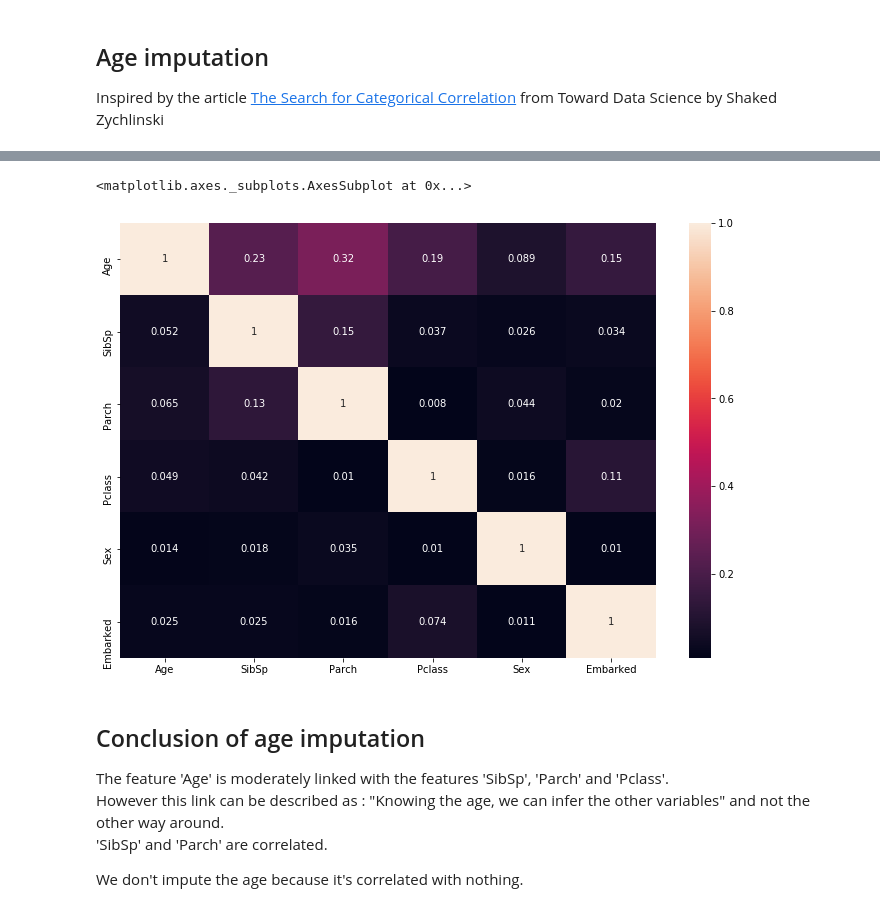
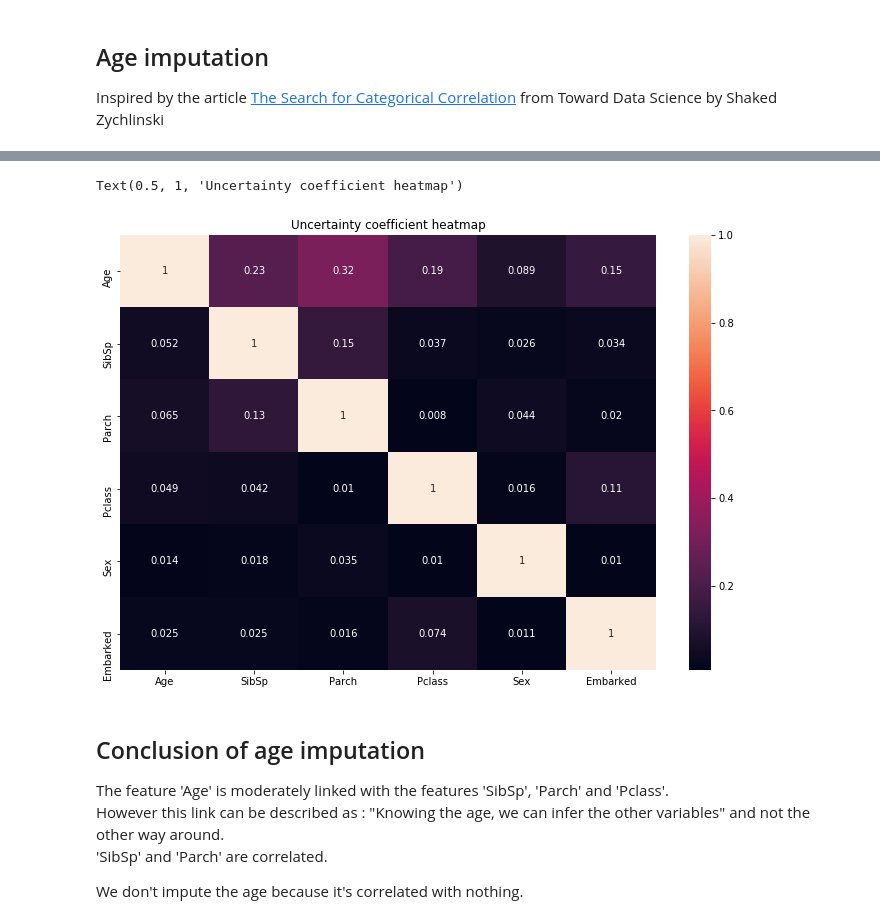
Before and after one commit to Tramalop/Titanic_Kaggle, a Jupyter notebook: Model.ipynb, the cells around one changed output, grey strips where cells are left out. Drawn from its saved outputs; the diff is of its cells as text; code cells hidden in the pictures.

```diff
--- a/Model.ipynb
+++ b/Model.ipynb
@@ -309,33 +299,33 @@ def theil_u(x, y):
 # %%
 # Since the col num have integers (except 'Fare'), I will try another 'trick' showed
 # in the article 'The Search for Categorical Correlation' from Toward Data Science by Shaked Zychlinski
 
 col_theil = ['Age','SibSp','Parch','Pclass','Sex','Embarked']
 whole_data_theil = pd.concat([train_data[col_theil],test_data[col_theil]],axis = 0)
 whole_data_theil = whole_data_theil.dropna()
 # whole_data_theil.Age = whole_data_theil.Age.apply(lambda a: round(a/10)*10) # categorizing the age values
 
 # Heatmap of Theil's U:
 df_theil = pd.DataFrame(0, index = col_theil, columns = col_theil)
 
 for r in range(len(col_theil)):
     for c in range(len(col_theil)):
         df_theil.iloc[r,c] = theil_u(whole_data_theil.iloc[:,c],whole_data_theil.iloc[:,r]) # knowing the row can make the gessing of the column easier ?
 
 plt.figure(figsize=(12,8))
-sns.heatmap(df_theil, annot =True)
+sns.heatmap(df_theil, annot =True).set_title("Uncertainty coefficient heatmap")
 
 # sns.boxplot(x='Pclass', y='Age', hue='Embarked', data = whole_data_cat, palette = 'Accent')
 
 # plt.figure(figsize=(12,8))
 # df_plot2 = pd.melt(whole_data_cat, id_vars=['Pclass'], value_vars=['Embarked'])
 # df_plot2.value = df_plot2.Pclass.map(str) + '_' + df_plot2.value.map(str)
 # print(df_plot2)
 # sns.countplot(df_plot2['value'])#nombre de personnes par Pclass en fonction*Embarqued
 # % see segment bar plot and mosaic plot
 # %% [output]
-<matplotlib.axes._subplots.AxesSubplot at 0x...>
+Text(0.5, 1, 'Uncertainty coefficient heatmap')
-[figure, old version]
+[figure, new version]
 # %% [markdown]
 ## Conclusion of age imputation
 
```
Also changed, not shown: parts of 15 cells of this notebook, 1 other file.
